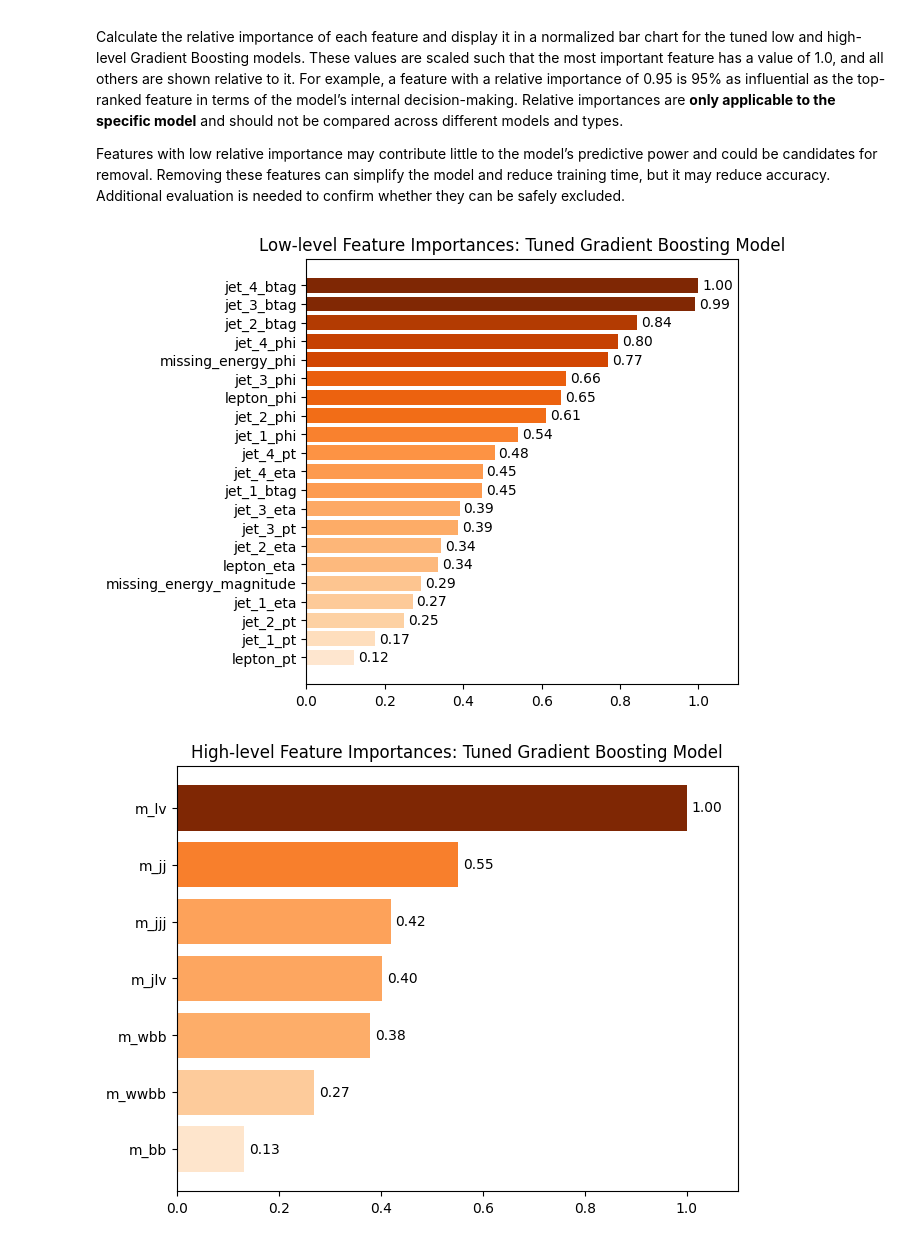
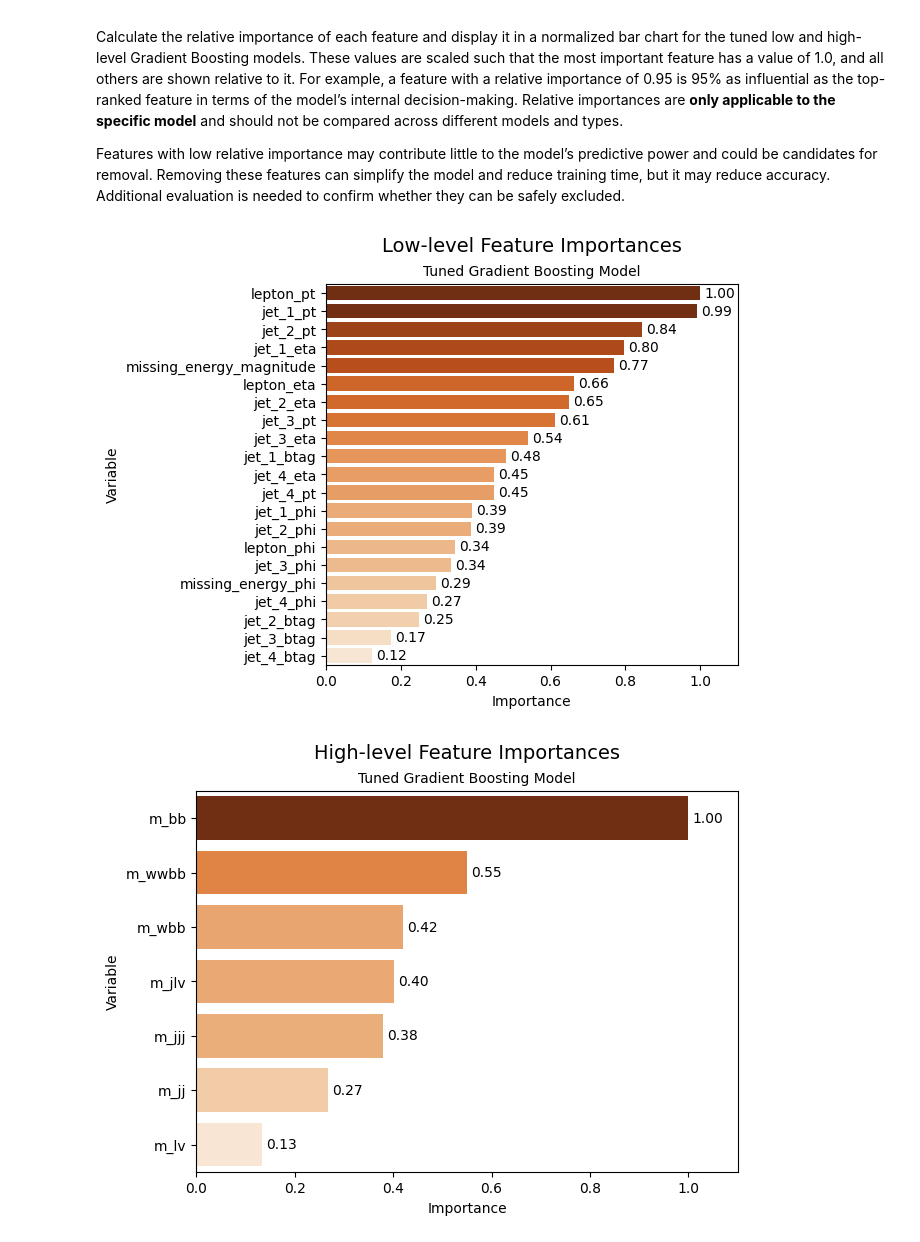
Before and after one commit to stu-code/higgs-prediction, a Jupyter notebook: higgs.ipynb, the cells around one changed output. Cells and saved outputs as stored; diff of their text form; code cells hidden in the pictures.

```diff
--- a/higgs.ipynb
+++ b/higgs.ipynb
@@ -261,8 +266,8 @@ df_accuracy
 df_accuracy_stats = (
   df_accuracy
   .describe()
-  .transpose()[['mean', 'std']]
-  .sort_values('mean', ascending=False)
+  .transpose(include_header=True, column_names='statistic')[['column', 'mean', 'std']]
+  .sort('mean', descending=True)
 )
 
 df_accuracy_stats
@@ -300,7 +313,7 @@ If you are running this interactively but do not want to autotune, run the code
 # %%
 high_level = ['m_jj', 'm_jjj', 'm_lv', 'm_jlv', 'm_bb', 'm_wbb', 'm_wwbb']
 
-X_train, X_temp, y_train, y_temp = train_test_split(X, y, test_size=0.3, random_state=42, stratify=y)
+X_train, X_temp, y_train, y_temp = train_test_split(X.to_pandas(), y.to_pandas(), test_size=0.3, random_state=42, stratify=y)
 X_val, X_test, y_val, y_test     = train_test_split(X_temp, y_temp, test_size=0.5, random_state=42, stratify=y_temp)
 
 # Training/Validation/Test Split for low-level features
@@ -756,13 +766,36 @@ def plot_relative_importance(df, title):
+# %%
+def plot_relative_importance(df, title):
+    df_relative_importances = (
+        ( df['Importance'] / df['Importance'].max() )
+        .sort_values(ascending=False)
+    )
+
+    palette = [plt.get_cmap('Oranges')(value) for value in df_relative_importances]
+
+    fig, ax = plt.subplots(constrained_layout=True)
+
+    sns.barplot(
+        orient='h',
+        x=df_relative_importances,
+        y=df['Variable'],
+        palette=palette
+    )
+
+    for container in ax.containers:
+        ax.bar_label(container, fmt='%.2f', padding=3)
+
+    # Make room for values and add a subtitle. ax.text acts as the title in this case.
+    ax.set_xlim(0, 1.10)
+    ax.text(0.5, 1.10, title, fontsize=14, ha='center', va='center', transform=ax.transAxes)
+    ax.set_title('Tuned Gradient Boosting Model', fontsize=10)
+
+    plt.show()
 # %%
-plot_relative_importance(
-    df_tuned_low_feature_importances,
-    'Low-level Feature Importances: Tuned Gradient Boosting Model'
-)
+df_tuned_low_feature_importances  = pd.read_parquet(study_loc / 'gboost_model_tuned_low_importances.parquet')
+df_tuned_high_feature_importances = pd.read_parquet(study_loc / 'gboost_model_tuned_high_importances.parquet')
 
-plot_relative_importance(
-    df_tuned_high_feature_importances,
-    'High-level Feature Importances: Tuned Gradient Boosting Model'
-)
+plot_relative_importance(df_tuned_low_feature_importances, 'Low-level Feature Importances')
+plot_relative_importance(df_tuned_high_feature_importances, 'High-level Feature Importances')
 # %% [output]
-[figure, old version]
+[figure, new version]
-[figure, old version]
+[figure, new version]
```
Also changed, not shown: parts of 38 cells of this notebook.
